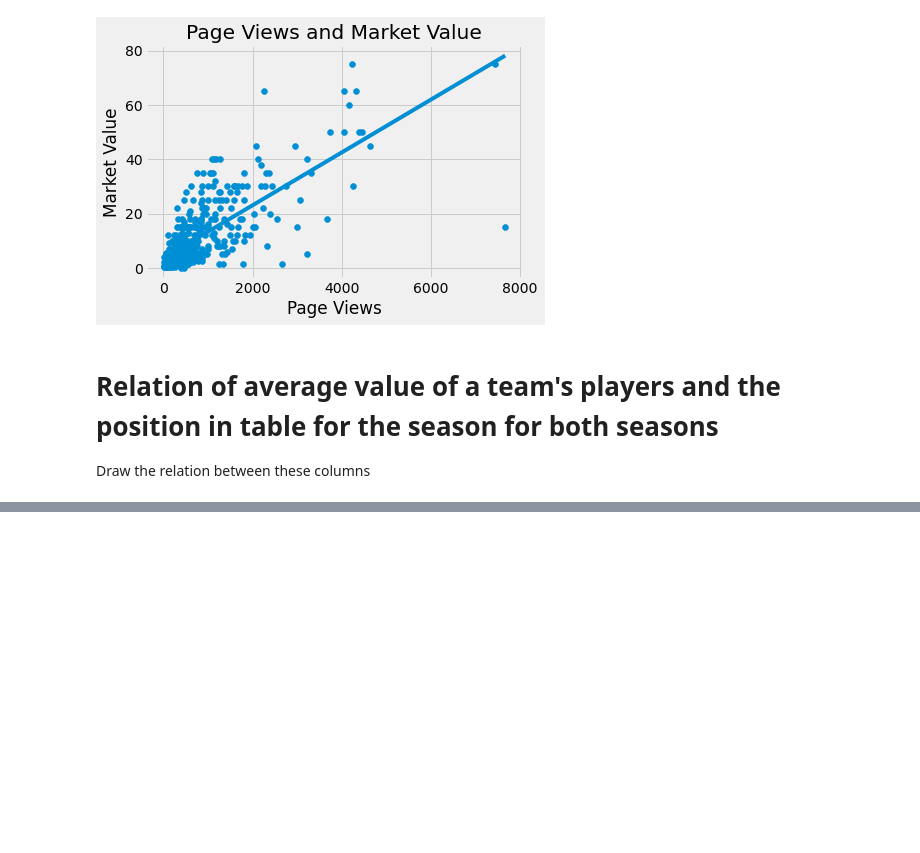
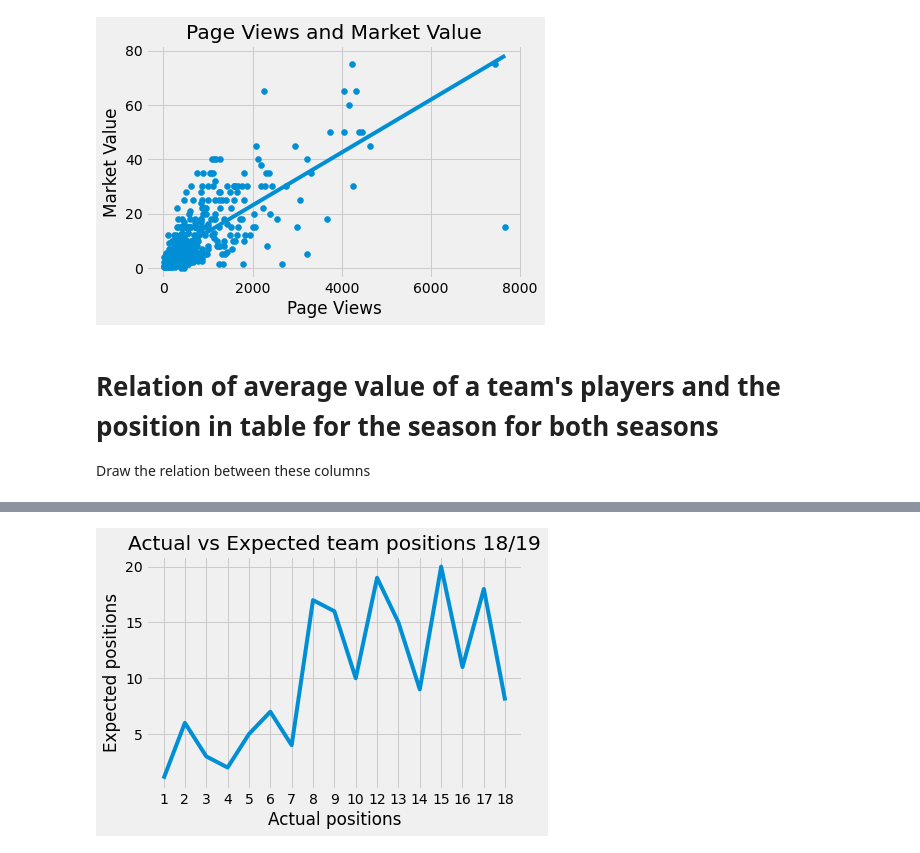
Before and after one commit to Sanzv/epl-players, a Jupyter notebook: final-project.ipynb, the cells around one changed output, grey strips where cells are left out. Cells and saved outputs as stored; diff of their text form; code cells hidden in the pictures; blank space fills up the shorter version.

```diff
--- a/final-project.ipynb
+++ b/final-project.ipynb
@@ -595,0 +701,3 @@ Draw the relation between these columns
+# %%
+table_18_19 = table_18_19[table_18_19["expected_positions"] > 0]
+table_18_19
@@ -595,0 +734,4 @@ Draw the relation between these columns
+# %%
+plot_actual_and_expected_positions(table_18_19, "Actual vs Expected team positions 18/19", "Actual positions", "Expected positions")
+# %% [output]
+[figure, added]
```
Also changed, not shown: parts of 9 cells of this notebook.
